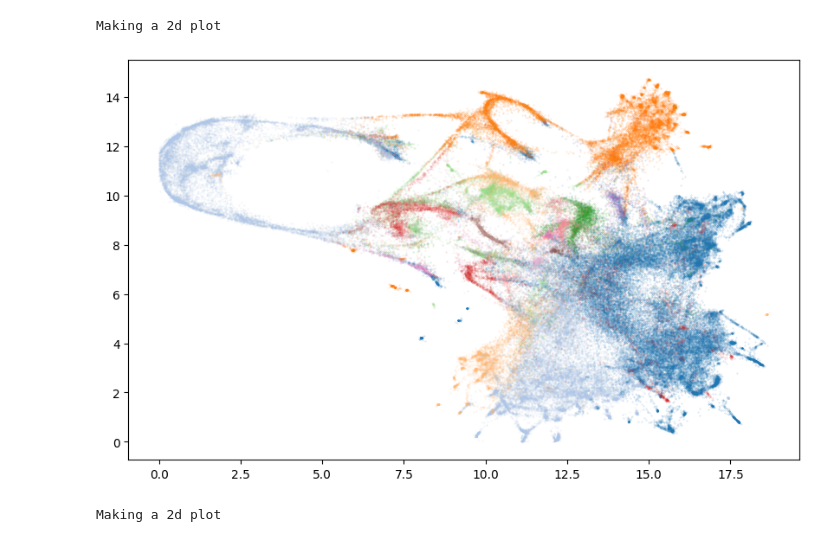
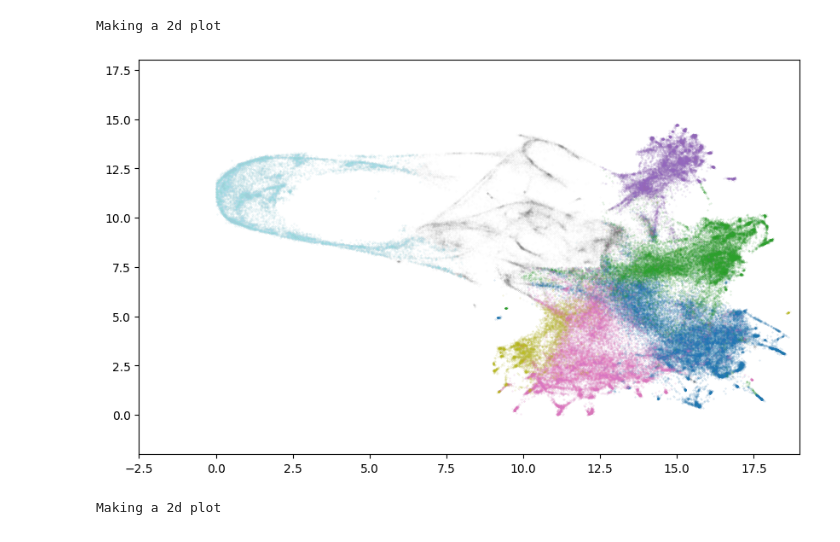
Before and after one commit to BSCCNS/Applio_LS, a Jupyter notebook: develop_nb/LS_ars_electronica.ipynb, the cells around one changed output. Saved outputs shown, nothing was run; the diff lists cells and outputs as text; code cells hidden in the pictures.

```diff
--- a/develop_nb/LS_ars_electronica.ipynb
+++ b/develop_nb/LS_ars_electronica.ipynb
@@ -30,18 +30,37 @@ c3 = (df_proj_ref['x'] < 19) & (df_proj_ref['x'] > 0)
 c4 = (df_proj_ref['y'] < 18) & (df_proj_ref['y'] > 0)
 
 df_song = df_proj_ref[c1 & c2 & c3 & c4].copy()
+# %%
+c_v = (df_song['phone_base'] == 'a')
+for v in ['e', 'i', 'o', 'u']:
+    c_v = c_v | (df_song['phone_base'] == v)
+
+c_pos = df_song['x'] < 9
+
+c_pos_2 = (df_song['x'] < 12.5) & (df_song['y'] > 7.5)
+
+c_filter = c_v & c_pos | c_pos_2
+# %%
+df_vowels = df_song[~c_filter]
+df_rest = df_song[~c_v]
+# %%
+df_clean_vowels = pd.concat([df_vowels,df_rest])
 # %%
-unique_phones = [k for k in df_song['phone_base'].value_counts().keys() ]
+#unique_phones = ['a', 'e', 'i', 'o', 'u']#[k for k in df_song['phone_base'].value_counts().keys() ]
 
-plots.make_tagged_LS_plot(df_song,
+#unique_phones = list(df_clean_vowels['phone_base'].unique())
+
+unique_phones = ['a', 'e', 'i', 'o', 'u', 'AP']
+
+plots.make_tagged_LS_plot(df_clean_vowels,
             phones = unique_phones,
             alpha = 0.25,
             s = 0.1,
-            show_global=False,
-            add_legend = False)
-            # xlim = [ -2.5, 19],
-            # ylim = [-2, 18])
+            show_global=True,
+            add_legend = False,
+            xlim = [-2.5, 19],
+            ylim = [-2, 18])
 # %% [output]
 Making a 2d plot
-[figure, old version]
+[figure, new version]
 # %%
```
Also changed, not shown: parts of 1 cell of this notebook, 1 other file.
